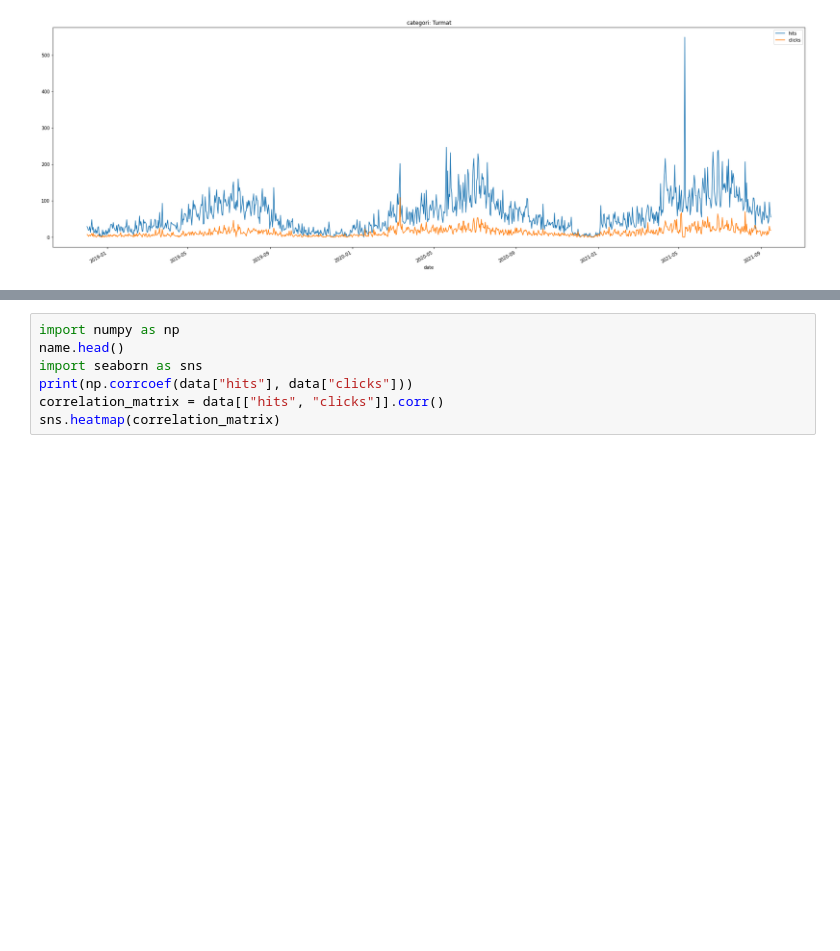
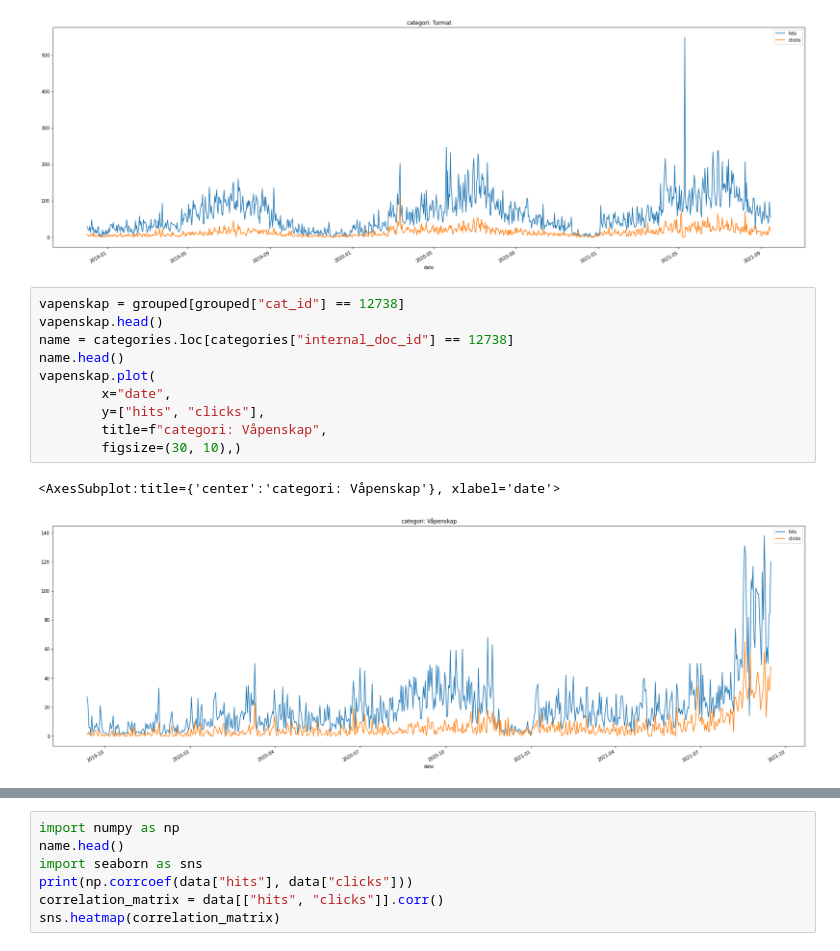
Before and after one commit to sjsivert/Masteroppgave, a Jupyter notebook: notebooks/sindre_anomely_detection.ipynb, the cells around one changed output, grey strips where cells are left out. Drawn from its saved outputs; the diff is of its cells as text; blank space fills up the shorter version.

```diff
--- a/notebooks/sindre_anomely_detection.ipynb
+++ b/notebooks/sindre_anomely_detection.ipynb
@@ -151,3 +180,16 @@ turmat.plot(
 # %% [output]
 <AxesSubplot:title={'center':'categori: Turmat'}, xlabel='date'>
 [figure]
+# %%
+vapenskap = grouped[grouped["cat_id"] == 12738]
+vapenskap.head()
+name = categories.loc[categories["internal_doc_id"] == 12738]
+name.head()
+vapenskap.plot(
+        x="date",
+        y=["hits", "clicks"],
+        title=f"categori: Våpenskap",
+        figsize=(30, 10),)
+# %% [output]
+<AxesSubplot:title={'center':'categori: Våpenskap'}, xlabel='date'>
+[figure, added]
```
Also changed, not shown: parts of 7 cells of this notebook, 2 other files.
